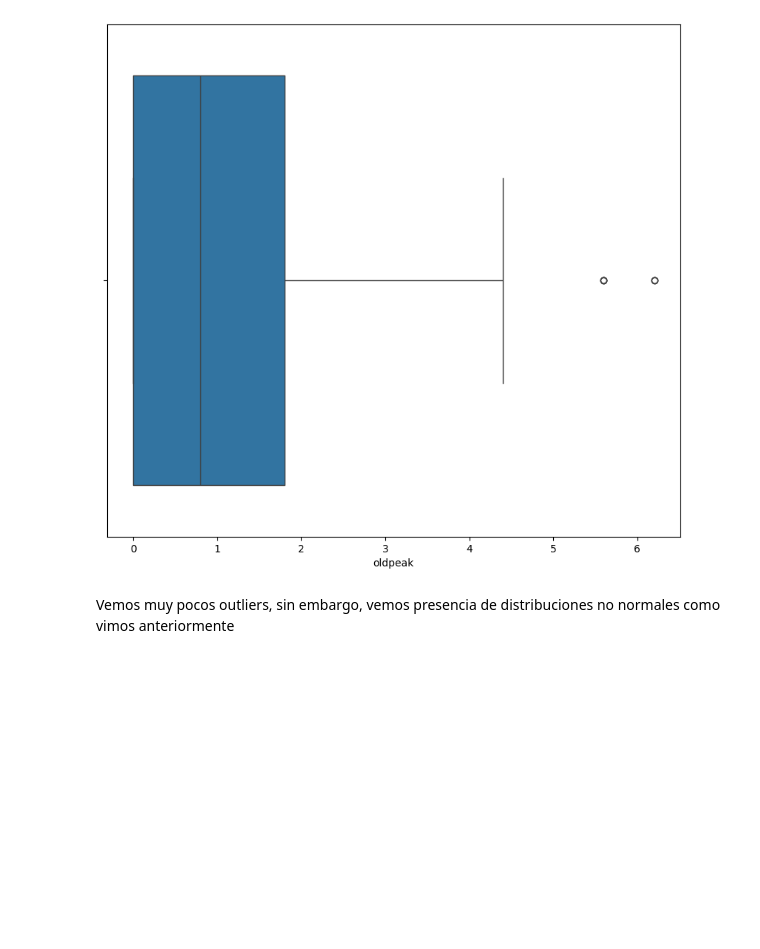
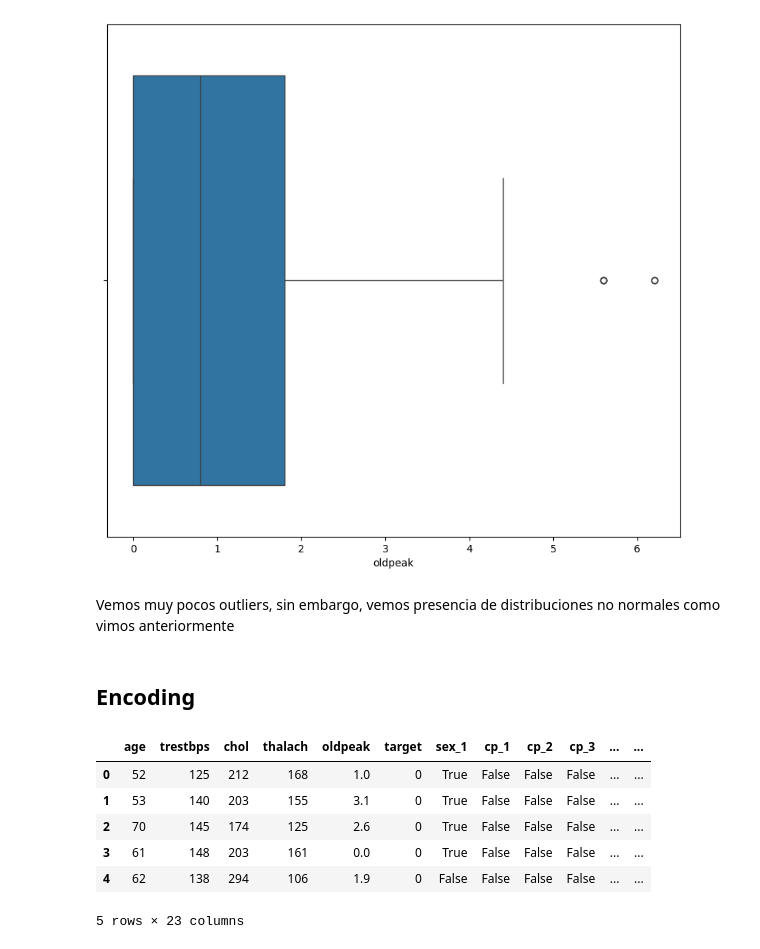
Before and after one commit to pxtroniwnl/hearth-attack-classification, a Jupyter notebook: HearthDiseaseATTACK.ipynb, the cells around one changed output. Saved outputs shown, nothing was run; the diff lists cells and outputs as text; code cells hidden in the pictures; blank space fills up the shorter version.

Commit message:
escaladao & encoding

```diff
--- a/HearthDiseaseATTACK.ipynb
+++ b/HearthDiseaseATTACK.ipynb
@@ -186,3 +186,18 @@ for feature in features:
 [figure]
 # %% [markdown]
 Vemos muy pocos outliers, sin embargo, vemos presencia de distribuciones no normales como vimos anteriormente
+# %% [markdown]
+## Encoding
+# %%
+import pandas as pd
+categorical_cols = ['sex', 'cp', 'fbs', 'restecg', 'exang', 'slope', 'ca', 'thal']
+df = pd.get_dummies(df, columns=categorical_cols, drop_first=True)
+df.head()
+# %% [output]
+|  | age | trestbps | chol | thalach | oldpeak | target | sex_1 | cp_1 | cp_2 | cp_3 | ... | ... |
+| 0 | 52 | 125 | 212 | 168 | 1.0 | 0 | True | False | False | False | ... | ... |
+| 1 | 53 | 140 | 203 | 155 | 3.1 | 0 | True | False | False | False | ... | ... |
+| 2 | 70 | 145 | 174 | 125 | 2.6 | 0 | True | False | False | False | ... | ... |
+| 3 | 61 | 148 | 203 | 161 | 0.0 | 0 | True | False | False | False | ... | ... |
+| 4 | 62 | 138 | 294 | 106 | 1.9 | 0 | False | False | False | False | ... | ... |
+5 rows × 23 columns
```
Also changed, not shown: parts of 2 cells of this notebook.
